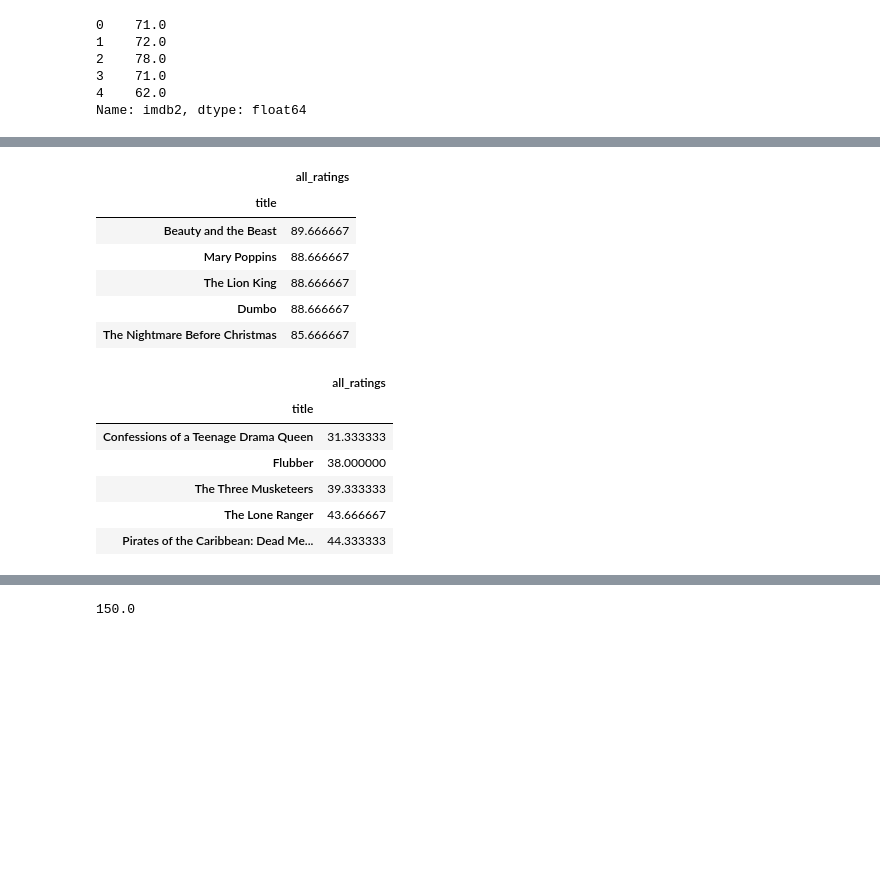
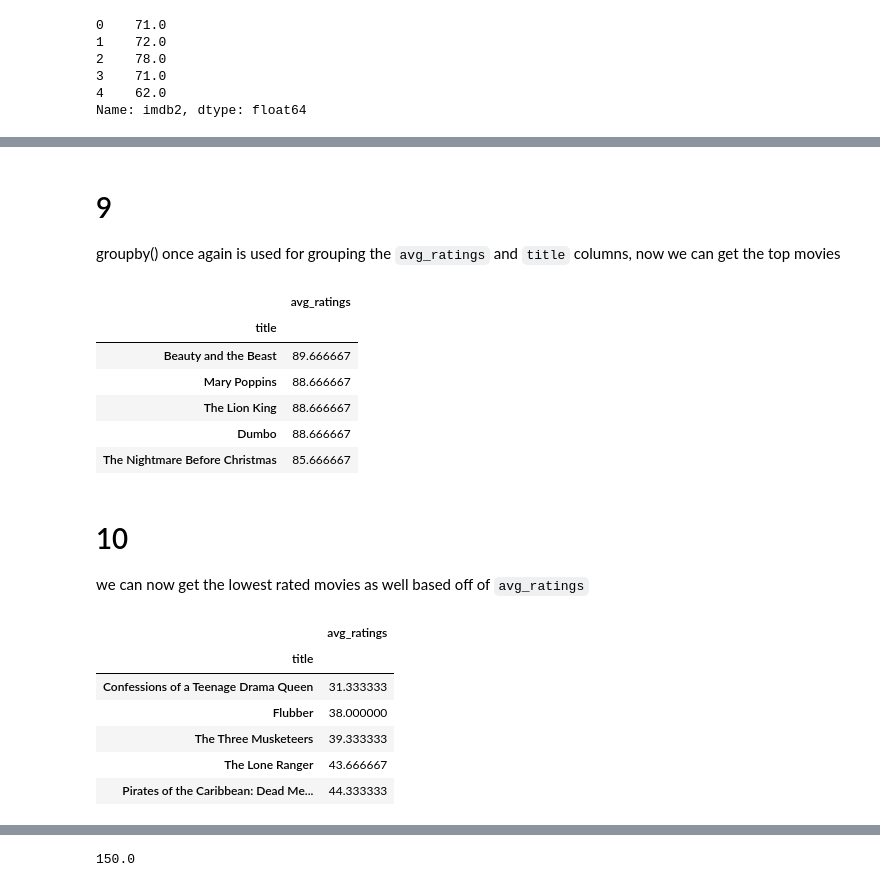
Before and after one commit to Coachsteveee/daily-commit-challenge, a Jupyter notebook: proj.ipynb, the cells around one changed output, grey strips where cells are left out. Saved outputs shown, nothing was run; the diff lists cells and outputs as text; code cells hidden in the pictures; blank space fills up the shorter version.

```diff
--- a/proj.ipynb
+++ b/proj.ipynb
@@ -143,6 +144,5 @@ disney_.groupby(by=['title'])[['metascore','rotten_tomatoes2','imdb2']].min().so
 # %%
-# first make an average rating of all ratings included in the dataset
-disney_['all_ratings'] = (disney_.metascore + disney_.rotten_tomatoes2 + disney_.imdb2)/3
+disney_['avg_ratings'] = (disney_.metascore + disney_.rotten_tomatoes2 + disney_.imdb2)/3
 
 disney_.head()
 # %% [output]
@@ -156,25 +156,27 @@ disney_.head()
+# %% [markdown]
+# 9
+groupby() once again is used for grouping the `avg_ratings` and `title` columns, now we can get the top movies
 # %%
-highestrated = disney_.groupby(by=['title'])[['all_ratings']].max().sort_values(by='all_ratings', ascending=False)
+highestrated = disney_.groupby(by=['title'])[['avg_ratings']].max().sort_values(by='avg_ratings', ascending=False)
 
-top_5 = highestrated.iloc[:5]
-
-top_5
+highestrated.iloc[:5]
 # %% [output]
-|  | all_ratings |
+|  | avg_ratings |
 | title |  |
 | Beauty and the Beast | 89.666667 |
 | Mary Poppins | 88.666667 |
 | The Lion King | 88.666667 |
 | Dumbo | 88.666667 |
 | The Nightmare Before Christmas | 85.666667 |
+# %% [markdown]
+# 10
+we can now get the lowest rated movies as well based off of `avg_ratings`
 # %%
-lowestrated = disney_.groupby(by=['title'])[['all_ratings']].min().sort_values(by=['all_ratings'])
+lowestrated = disney_.groupby(by=['title'])[['avg_ratings']].min().sort_values(by='avg_ratings')
 
-last_5 = lowestrated.iloc[:5]
-
-last_5
+lowestrated.iloc[:5]
 # %% [output]
-|  | all_ratings |
+|  | avg_ratings |
 | title |  |
 | Confessions of a Teenage Drama Queen | 31.333333 |
 | Flubber | 38.000000 |
```
Also changed, not shown: parts of 10 cells of this notebook.
